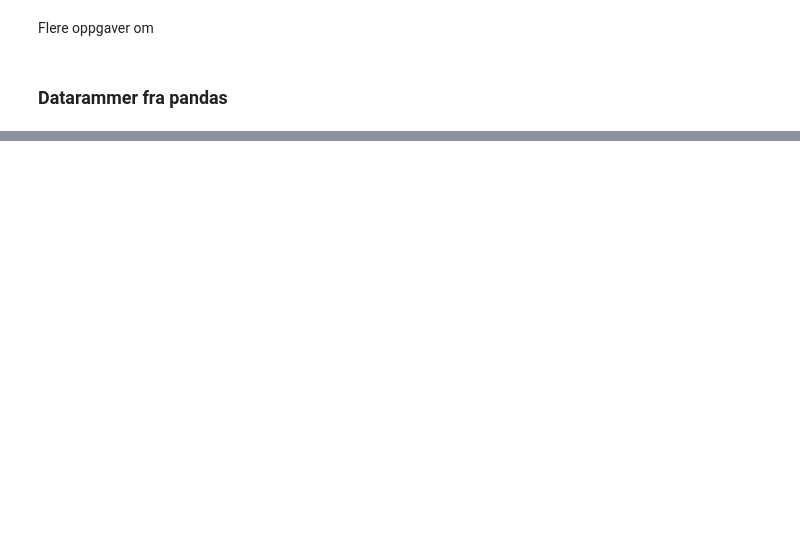
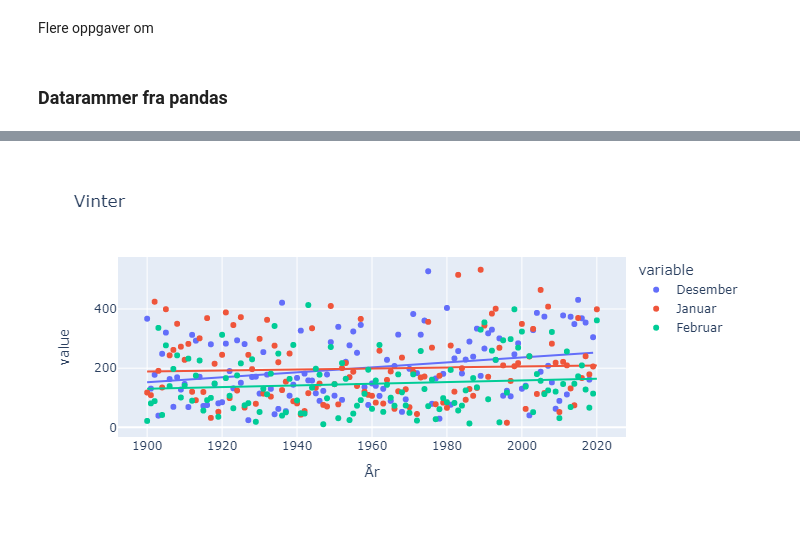
Before and after one commit to LektorB/ProgMod, a Jupyter notebook: Variabler_og_datatyper.ipynb, the cells around one changed output, grey strips where cells are left out. Drawn from its saved outputs; the diff is of its cells as text; code cells hidden in the pictures; blank space fills up the shorter version.

```diff
--- a/Variabler_og_datatyper.ipynb
+++ b/Variabler_og_datatyper.ipynb
@@ -387,0 +418,8 @@ TypeError: can't convert complex to float
+# %%
+import plotly.express as px
+fig = px.scatter(data.iloc[1:],trendline="ols")
+
+
+fig.show()
+# %% [output]
+[figure, added]
```
Also changed, not shown: parts of 20 cells of this notebook, 3 other files.
